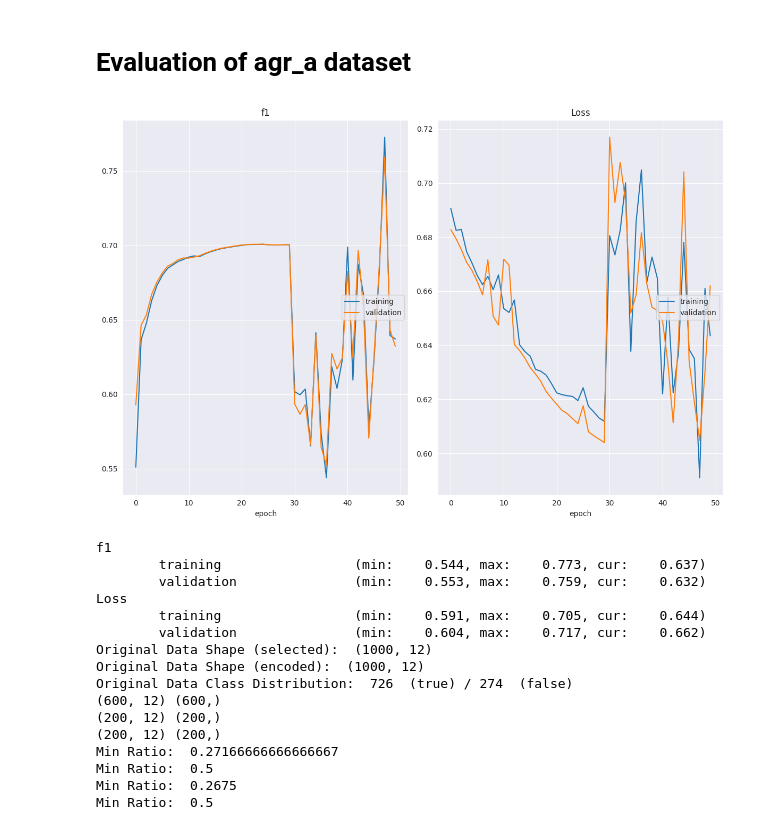
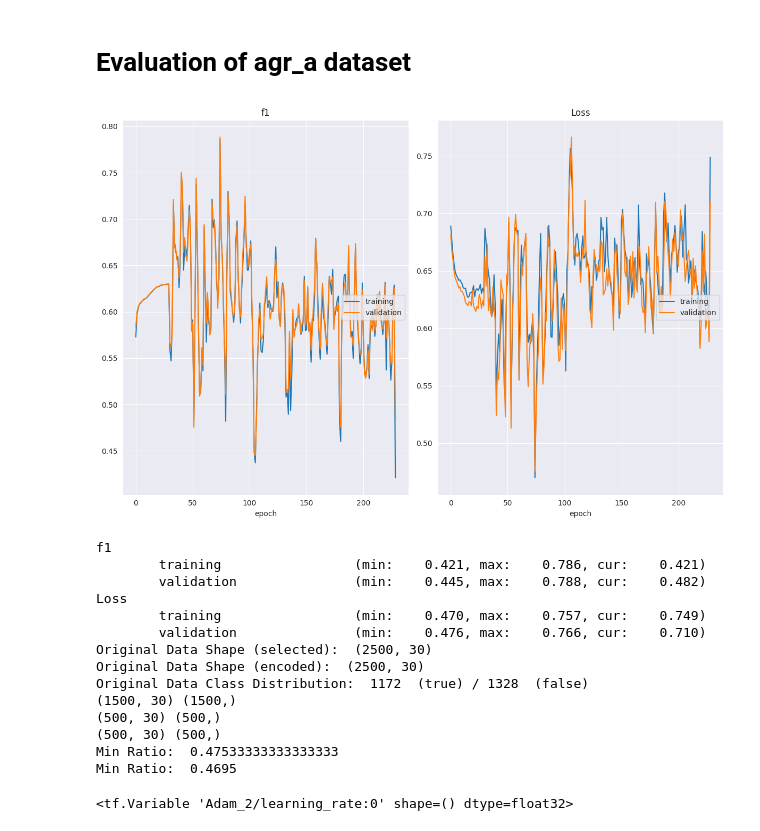
Before and after one commit to Leon209/Thesis, a Jupyter notebook: notebooks/HPO.ipynb, the cells around one changed output. Cells and saved outputs as stored; diff of their text form; code cells hidden in the pictures.

```diff
--- a/notebooks/HPO.ipynb
+++ b/notebooks/HPO.ipynb
@@ -127,8 +127,8 @@ def split_df_chunks(data_df,chunk_size):
 # Evaluation of agr_a dataset
 # %%
 #'NOAA_Weather','agr_a','agr_g','airlines','electricity','hyperplane','rbf_f','rbf_m','sea_a','sea_g'
-dataset_names = ['electricity', 'NOAA_Weather', 'sea_a']
-depth_array = [5,6,7,8,9,10,11]
+dataset_names = ['airlines']
+depth_array = [12,13,14]
 for dataset_name in dataset_names:
     config = get_config_for_dataset(dataset_name)
     for depth in depth_array:
@@ -308,49 +308,48 @@ for dataset_name in dataset_names:
             y_pred_GDT_train = model_dict['GDT'].predict(enforce_numpy(dataset_dict['X_train'].values))
             y_pred_GDT_train = np.nan_to_num(y_pred_GDT_train)
             y_pred_GDT_train = np.round(y_pred_GDT_train)
 
             y_pred_GDT_valid = model_dict['GDT'].predict(enforce_numpy(dataset_dict['X_valid'].values))
             y_pred_GDT_valid = np.nan_to_num(y_pred_GDT_valid)
             y_pred_GDT_valid = np.round(y_pred_GDT_valid)
 
             y_pred_GDT_test = model_dict['GDT'].predict(enforce_numpy(temp_X_test))
             y_pred_GDT_test = np.nan_to_num(y_pred_GDT_test)
             y_pred_GDT_test = np.round(y_pred_GDT_test)
 
 
             GDT_f1_train = f1_score(dataset_dict['y_train'], y_pred_GDT_train)
             GDT_f1_valid = f1_score(dataset_dict['y_valid'], y_pred_GDT_valid)
             GDT_f1_test = f1_score(dataset_dict['y_test'], y_pred_GDT_test)
 
 
 
 
             scores_GDT['train'] = np.append(scores_GDT['train'], GDT_f1_train)
             scores_GDT['valid'] = np.append(scores_GDT['valid'], GDT_f1_valid)
             scores_GDT['test'] = np.append(scores_GDT['test'], GDT_f1_test)
 
 
 
         results = pd.DataFrame(columns=['metric','train','validation','test'])
         results.loc[len(results)] = ['f1',round(np.average(scores_GDT['train']),4),round(np.average(scores_GDT['valid']),4),round(np.average(scores_GDT['test']),4)]
         results.to_csv('HPO/depth'+str(depth)+'/'+dataset_name+'.csv')
 # %% [output]
-[figure, old version]
+[figure, new version]
 f1
-        training                 (min:    0.544, max:    0.773, cur:    0.637)
-        validation               (min:    0.553, max:    0.759, cur:    0.632)
+        training                 (min:    0.421, max:    0.786, cur:    0.421)
+        validation               (min:    0.445, max:    0.788, cur:    0.482)
 Loss
-        training                 (min:    0.591, max:    0.705, cur:    0.644)
-        validation               (min:    0.604, max:    0.717, cur:    0.662)
-Original Data Shape (selected):  (1000, 12)
-Original Data Shape (encoded):  (1000, 12)
-Original Data Class Distribution:  726  (true) / 274  (false)
-(600, 12) (600,)
-(200, 12) (200,)
-(200, 12) (200,)
-Min Ratio:  0.27166666666666667
-Min Ratio:  0.5
-Min Ratio:  0.2675
-Min Ratio:  0.5
+        training                 (min:    0.470, max:    0.757, cur:    0.749)
+        validation               (min:    0.476, max:    0.766, cur:    0.710)
+Original Data Shape (selected):  (2500, 30)
+Original Data Shape (encoded):  (2500, 30)
+Original Data Class Distribution:  1172  (true) / 1328  (false)
+(1500, 30) (1500,)
+(500, 30) (500,)
+(500, 30) (500,)
+Min Ratio:  0.47533333333333333
+Min Ratio:  0.4695
+<tf.Variable 'Adam_2/learning_rate:0' shape=() dtype=float32>
 # %%
 #train, validation, test
```
Also changed, not shown: parts of 1 cell of this notebook, 17 other files.
